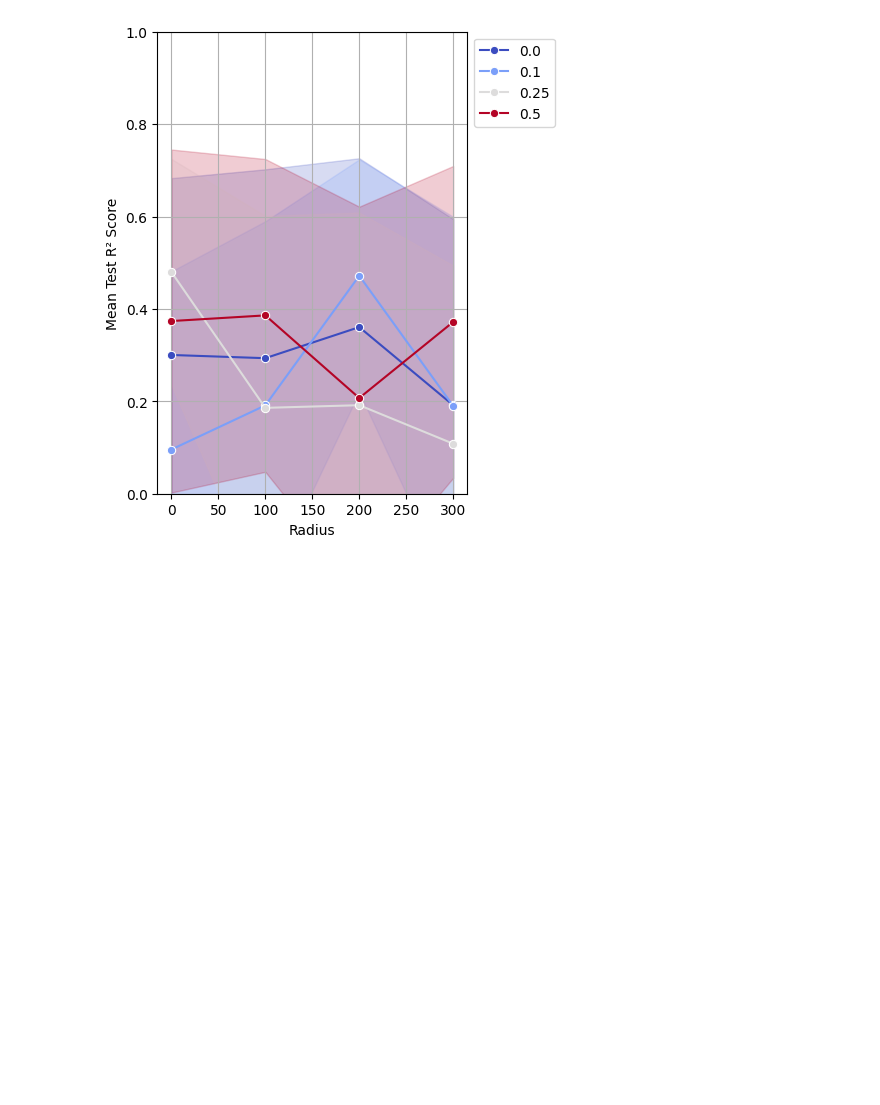
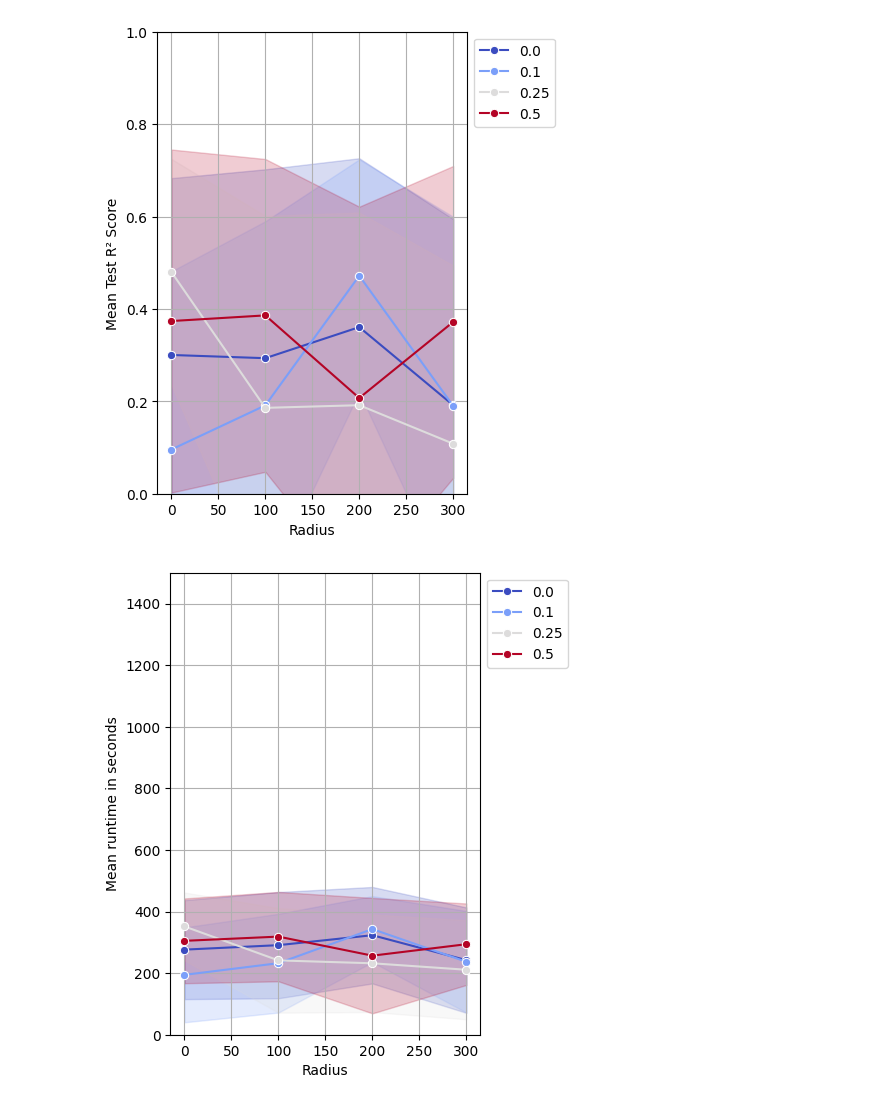
Before and after one commit to theislab/interscale, a Jupyter notebook: docs/notebooks/publication/WandB_plotting.ipynb, the cells around one changed output. Drawn from its saved outputs; the diff is of its cells as text; code cells hidden in the pictures; blank space fills up the shorter version.

```diff
--- a/docs/notebooks/publication/WandB_plotting.ipynb
+++ b/docs/notebooks/publication/WandB_plotting.ipynb
@@ -116,9 +116,13 @@ def plot_robustness(df, metric = "test_r2"):
 
     # Formatting
     plt.xlabel("Radius")
-    plt.ylabel("Mean Test R² Score")
     plt.legend(title="Pct Mask Nodes")
-    plt.ylim(0, 1)  # Set y-axis range
+    if metric == "runtime_seconds":
+        plt.ylim(0, 1500)  # Set y-axis range
+        plt.ylabel("Mean runtime in seconds")
+    else:
+        plt.ylim(0, 1)  # Set y-axis range
+        plt.ylabel("Mean Test R² Score")
     plt.grid(True)
     plt.legend(loc='upper left', bbox_to_anchor=(1, 1))
 
@@ -152,3 +156,7 @@ plot_robustness(df_gnntrans)
 plot_robustness(df_gnn)
 # %% [output]
 [figure]
+# %%
+plot_robustness(df_gnn, 'runtime_seconds')
+# %% [output]
+[figure, added]
```
Also changed, not shown: parts of 1 cell of this notebook, 17 other files.
